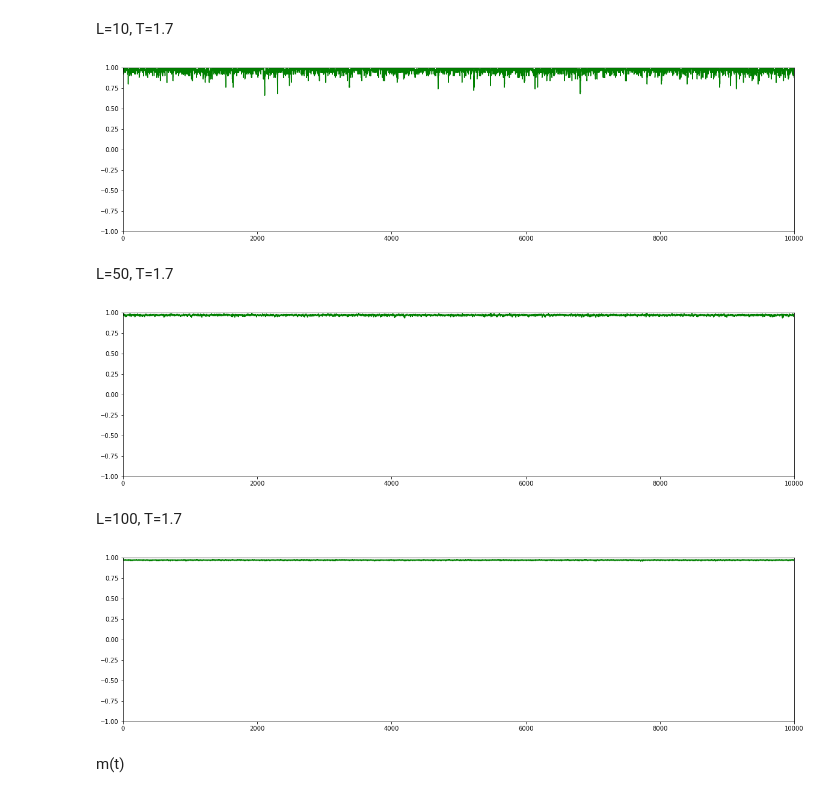
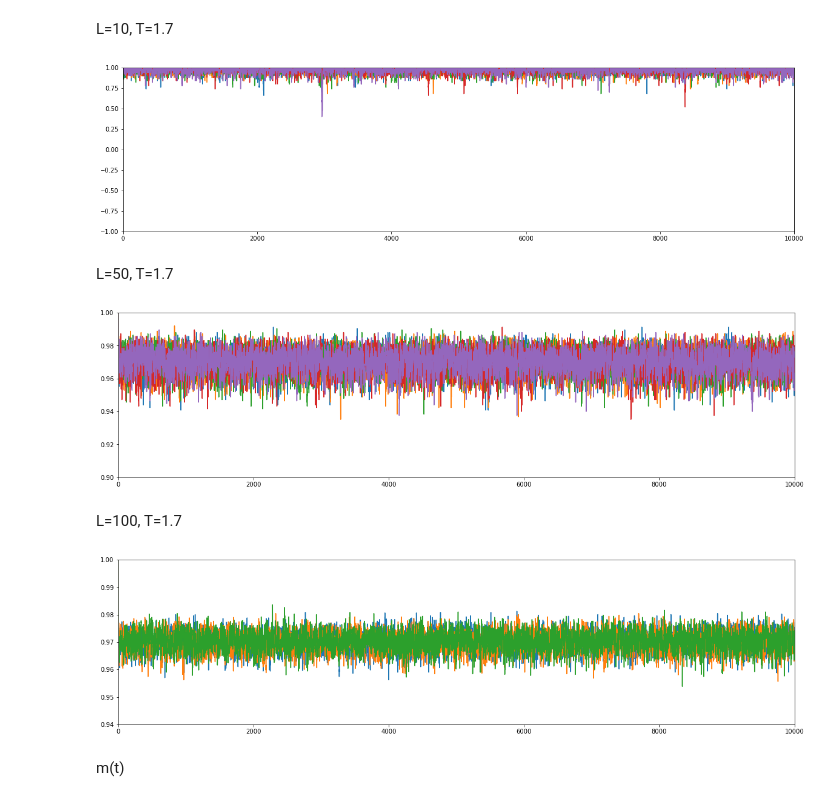
Before and after one commit to Swinkawkrawacie/Fizyka-ukladow-zlozonych, a Jupyter notebook: Generowanie_danych.ipynb, the cells around one changed output. Saved outputs shown, nothing was run; the diff lists cells and outputs as text; code cells hidden in the pictures.

```diff
--- a/Generowanie_danych.ipynb
+++ b/Generowanie_danych.ipynb
@@ -212,23 +179,31 @@ plt.show()
 [figure]
 # %% [markdown]
 L=10, T=1.7
+# %%
+m10 = []
+for i in range(1,10):
+    m10.append(np.loadtxt(r'C:\\Users\\mazur\\OneDrive\\Dokumenty\\GitHub\\Fizyka-ukladow-zlozonych\\dane\\m10_1.7\\m10_T1.7'+str(i)+'.txt'))
 # %%
-m10 = np.loadtxt(r'C:\\Users\\mazur\\OneDrive\\Dokumenty\\GitHub\\Fizyka-ukladow-zlozonych\\danem\\m10.txt')
 plt.figure(figsize=(20,5))
-plt.plot(range(len(m10)), m10, 'g')
-plt.axis([0, 10**4, -1, 1])
+for i in m10[:5]:
+    plt.plot(range(len(i)), i)
+plt.axis([0, 10**4,-1,1])
 plt.show()
 # %% [output]
-[figure, old version]
+[figure, new version]
 # %% [markdown]
 L=50, T=1.7
+# %%
+m50 = []
+for i in range(1,10):
+    m50.append(np.loadtxt(r'C:\\Users\\mazur\\OneDrive\\Dokumenty\\GitHub\\Fizyka-ukladow-zlozonych\\dane\\m50_1.7\\m50_T1.7'+str(i)+'.txt'))
 # %%
-m50 = np.loadtxt(r'C:\\Users\\mazur\\OneDrive\\Dokumenty\\GitHub\\Fizyka-ukladow-zlozonych\\danem\\m50.txt')
 plt.figure(figsize=(20,5))
-plt.plot(range(len(m50)), m50, 'g')
-plt.axis([0, 10**4, -1, 1])
+for i in m50[:5]:
+    plt.plot(range(len(i)), i)
+plt.axis([0, 10**4,0.9,1])
 plt.show()
 # %% [output]
-[figure, old version]
+[figure, new version]
 # %% [markdown]
 L=100, T=1.7
@@ -235,11 +214,11 @@ L=100, T=1.7
 # %%
-m100 = np.loadtxt(r'C:\\Users\\mazur\\OneDrive\\Dokumenty\\GitHub\\Fizyka-ukladow-zlozonych\\danem\\m100.txt')
 plt.figure(figsize=(20,5))
-plt.plot(range(len(m100)), m100, 'g')
-plt.axis([0, 10**4, -1, 1])
+for i in m100:
+    plt.plot(range(len(i)), i)
+plt.axis([0, 10**4,0.94,1])
 plt.show()
 # %% [output]
-[figure, old version]
+[figure, new version]
 # %% [markdown]
 m(t)
 # %%
```
Also changed, not shown: parts of 28 cells of this notebook.
